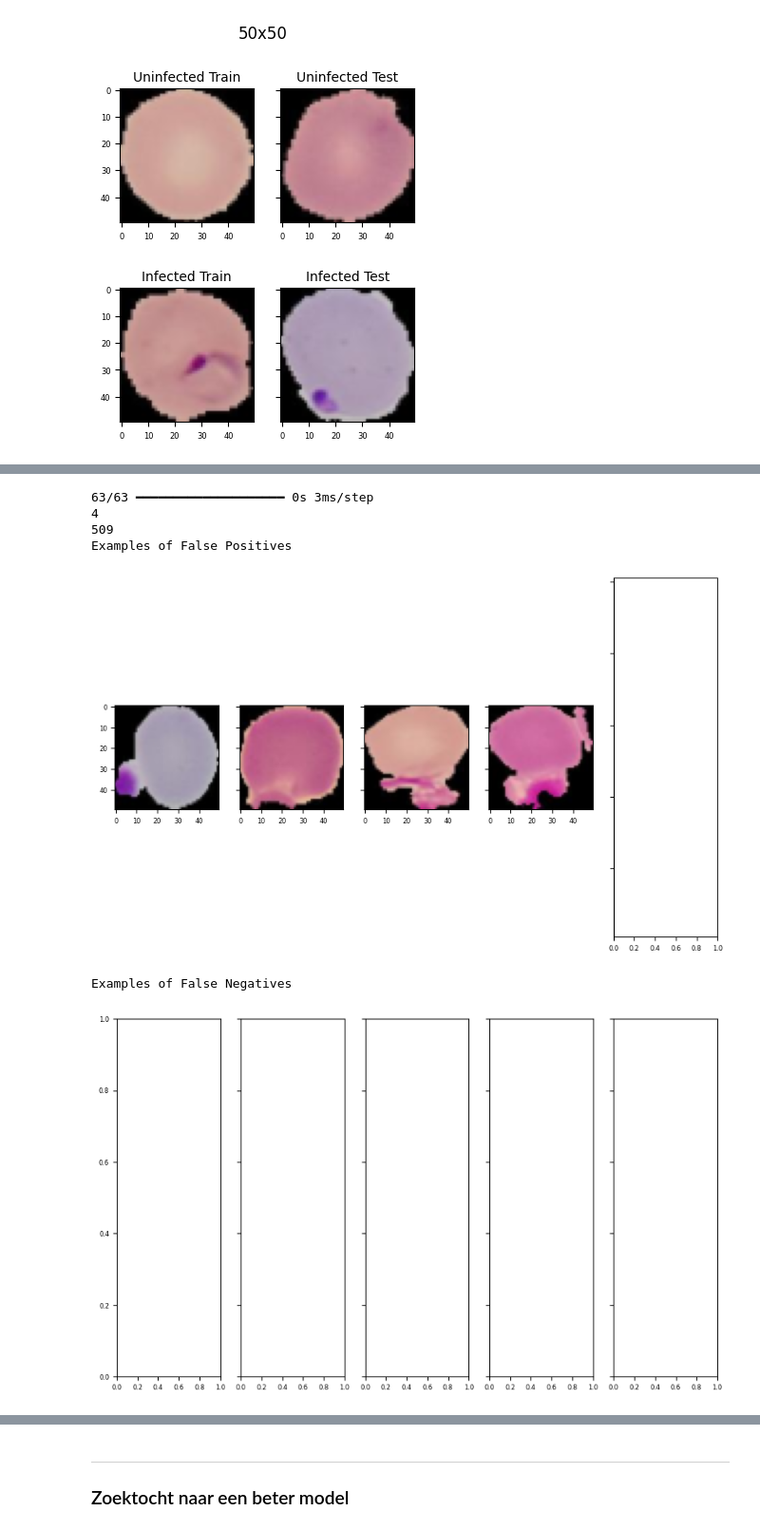
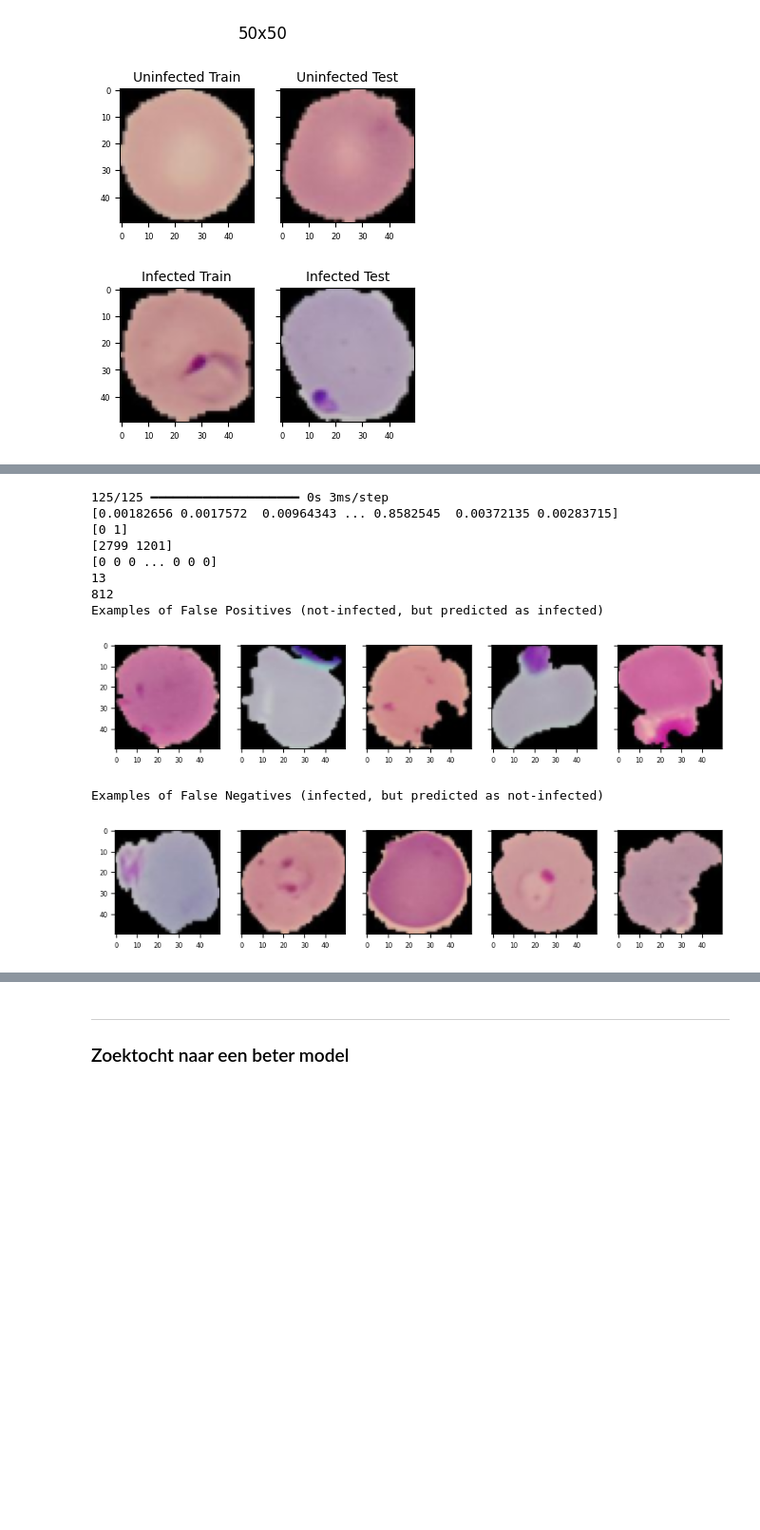
Before and after one commit to samdeleu/howest-dl, a Jupyter notebook: sessie_02/opdracht/opdracht.ipynb, the cells around one changed output, grey strips where cells are left out. Shown at 95% size. Cells and saved outputs as stored; diff of their text form; code cells hidden in the pictures; blank space fills up the shorter version.

Commit message:
feat(trials): several trials with images, scalers, numpy, ...

```diff
--- a/sessie_02/opdracht/opdracht.ipynb
+++ b/sessie_02/opdracht/opdracht.ipynb
@@ -399,11 +407,14 @@ def build_malaria_model(input_shape=(100, 100, 3)):
             # tf.keras.metrics.Accuracy(),
             tf.keras.metrics.BinaryAccuracy(),
             tf.keras.metrics.Precision(),
+            tf.keras.metrics.TrueNegatives(thresholds=0.5, name="true_negatives_50pct"),
+            tf.keras.metrics.TruePositives(thresholds=0.5, name="true_positives_50pct"),
             tf.keras.metrics.FalseNegatives(thresholds=0.5, name="false_negatives_50pct"),
+            tf.keras.metrics.FalsePositives(thresholds=0.5, name="false_positives_50pct"),
+            tf.keras.metrics.TrueNegatives(thresholds=0.99, name="true_negatives_99pct"),
+            tf.keras.metrics.TruePositives(thresholds=0.99, name="true_positives_99pct"),
             tf.keras.metrics.FalseNegatives(thresholds=0.99, name="false_negatives_99pct"),
-            tf.keras.metrics.FalsePositives(),
-            tf.keras.metrics.TrueNegatives(),
-            tf.keras.metrics.TruePositives(),
+            tf.keras.metrics.FalsePositives(thresholds=0.99, name="false_positives_99pct"),
         ],
     )
     return model
@@ -611,29 +638,38 @@ true_positives: 974.0
 # %%
 # Visualiseer enkele verkeerd geclassificeerde afbeeldingen van de ene klasse en van de andere klasse.
-y_pred_proba = malaria_model.predict(X_test).flatten()
-y_pred_class = (y_pred_proba >= 0.99).astype(int)
+y_pred_proba_test = malaria_model.predict(X_test).flatten()
+print(y_pred_proba_test)
+y_pred_class_test = (y_pred_proba_test >= 0.99).astype(int)
+a, b = np.unique(y_pred_class_test, return_counts=True)
+print(a)
+print(b)
+print(y_pred_class_test)
 
-X_test_fp = X_test[(y_test == 0) & (y_pred_class == 1)]
-X_test_fn = X_test[(y_test == 1) & (y_pred_class == 0)]
+X_test_fp = X_test[(y_test == 0) & (y_pred_class_test == 1)]
+X_test_fn = X_test[(y_test == 1) & (y_pred_class_test == 0)]
 print(len(X_test_fp))
 print(len(X_test_fn))
 
-display_title("Examples of False Positives")
-fig_fp, axes_fp = plt.subplots(1, 5, figsize = (10, 6), sharey=True)
+display_title("Examples of False Positives (not-infected, but predicted as infected)")
+_, axes_fp_test = plt.subplots(1, 5, figsize = (10, 2), sharey=True)
 for i in range(min([5, len(X_test_fp)])):
-    axes_fp[i].imshow(X_test_fp[i])
+    axes_fp_test[i].imshow(X_test_fp[i])
 plt.show()
 
-display_title("Examples of False Negatives")
-fig_fn, axes_fn = plt.subplots(1, 5, figsize = (10, 6), sharey=True)
+display_title("Examples of False Negatives (infected, but predicted as not-infected)")
+_, axes_fn_test = plt.subplots(1, 5, figsize = (10, 2), sharey=True)
 for i in range(min([5, len(X_test_fn)])):
-    axes_fp[i].imshow(X_test_fn[i])
+    axes_fn_test[i].imshow(X_test_fn[i])
 plt.show()
 # %% [output]
-63/63 ━━━━━━━━━━━━━━━━━━━━ 0s 3ms/step
-4
-509
-Examples of False Positives
+125/125 ━━━━━━━━━━━━━━━━━━━━ 0s 3ms/step
+[0.00182656 0.0017572  0.00964343 ... 0.8582545  0.00372135 0.00283715]
+[0 1]
+[2799 1201]
+[0 0 0 ... 0 0 0]
+13
+812
+Examples of False Positives (not-infected, but predicted as infected)
-[figure, old version]
+[figure, new version]
-Examples of False Negatives
+Examples of False Negatives (infected, but predicted as not-infected)
-[figure, old version]
+[figure, new version]
```
Also changed, not shown: parts of 10 cells of this notebook, 16 other files.
